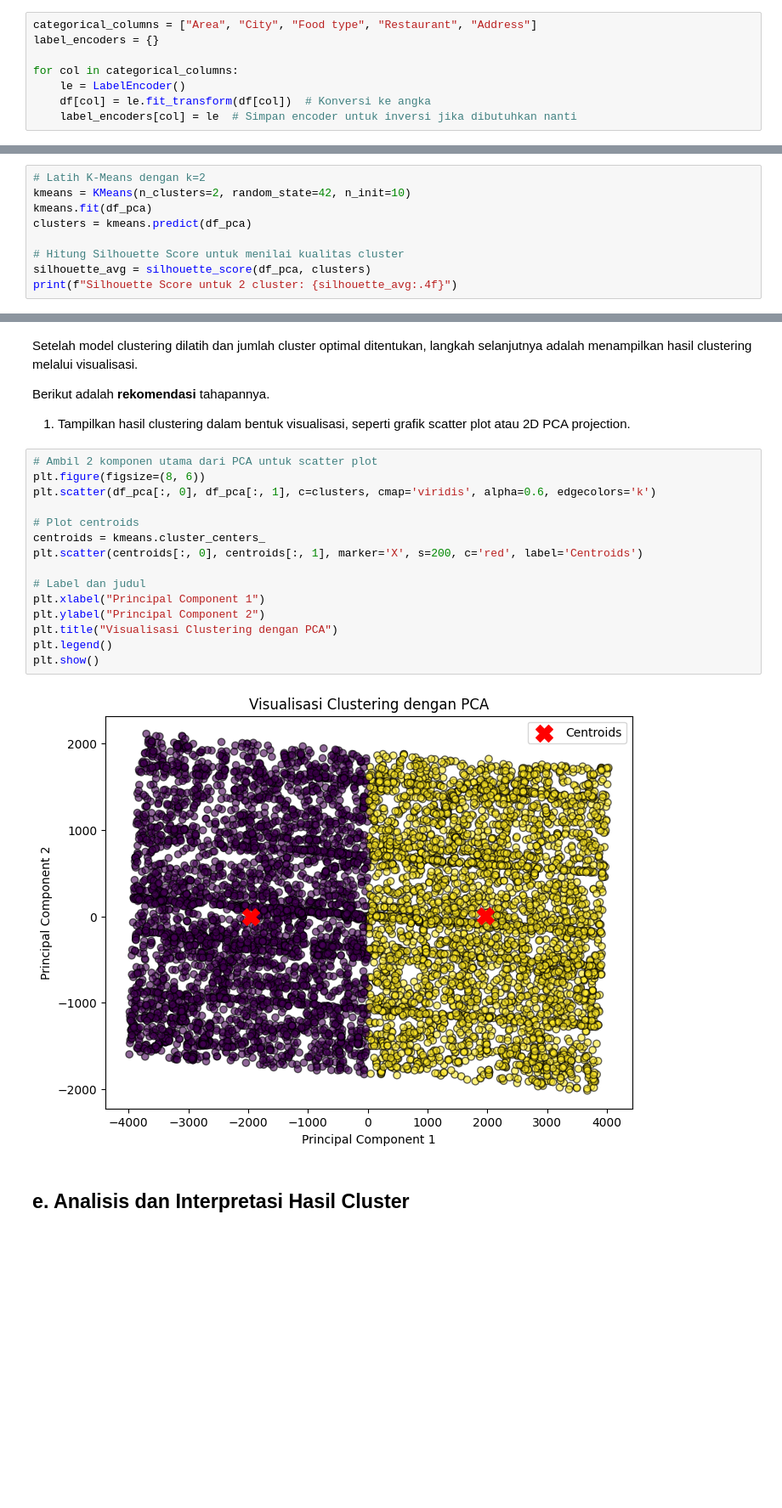
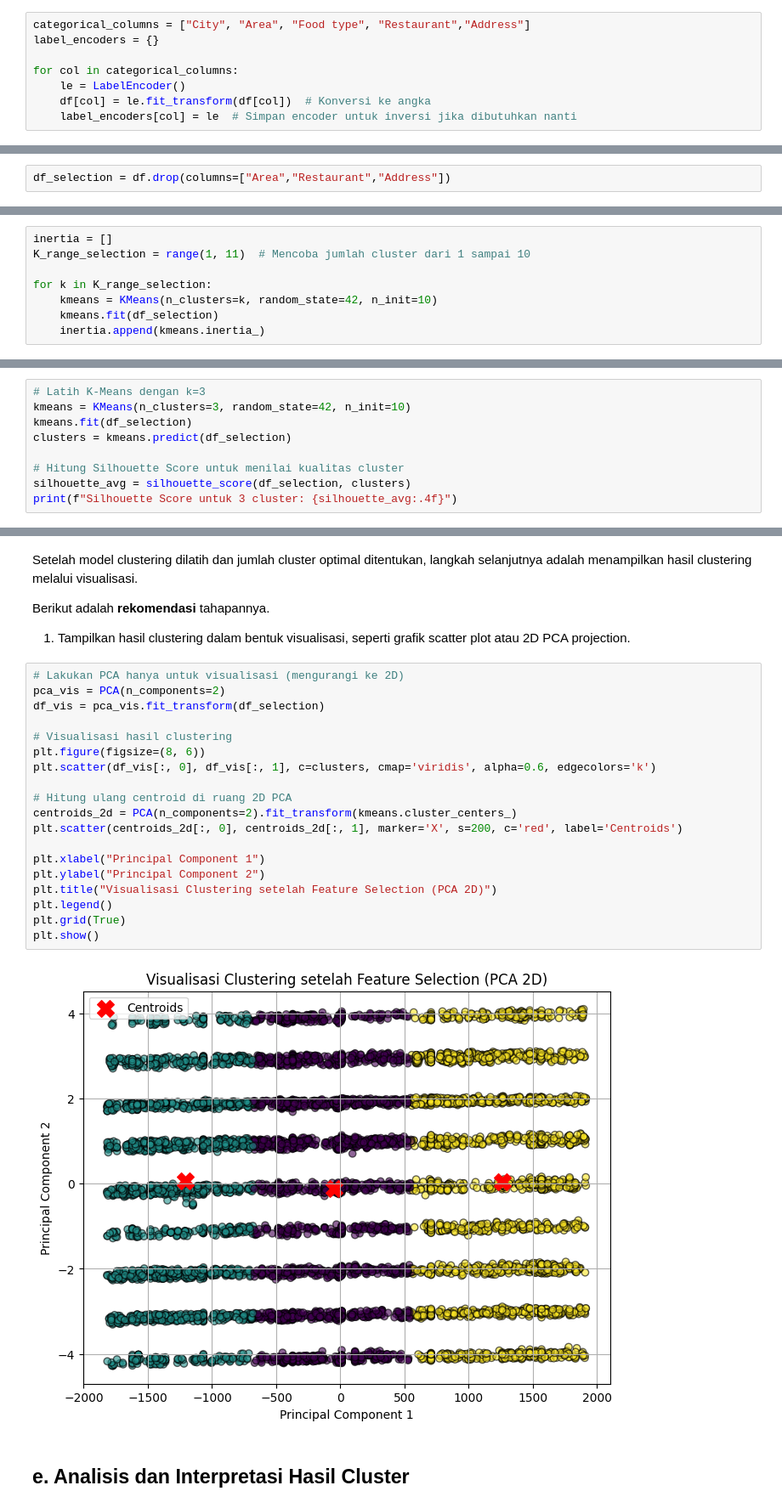
Before and after one commit to heriswaya/Clustering-Food-Delivery-Order-History-Data, a Jupyter notebook: [Clustering]_Submission_Akhir_BMLP_Heriswaya.ipynb, the cells around one changed output, grey strips where cells are left out. Shown at 85% size. Cells and saved outputs as stored; diff of their text form; blank space fills up the shorter version.

```diff
--- a/[Clustering]_Submission_Akhir_BMLP_Heriswaya.ipynb
+++ b/[Clustering]_Submission_Akhir_BMLP_Heriswaya.ipynb
@@ -295,7 +295,7 @@ Karena outlier memang bagian dari dataset (harga makanan bisa sangat mahal atau
 # %% [markdown]
 ## Encoding Data Kategorikal
 # %%
-categorical_columns = ["Area", "City", "Food type", "Restaurant", "Address"]
+categorical_columns = ["City", "Area", "Food type", "Restaurant","Address"]
 label_encoders = {}
 
 for col in categorical_columns:
@@ -372,0 +369,2 @@ pca_result = pca.fit_transform(df)
+# %%
+df_selection = df.drop(columns=["Area","Restaurant","Address"])
@@ -373 +406,9 @@ pca_result = pca.fit_transform(df)
+# %%
+inertia = []
+K_range_selection = range(1, 11)  # Mencoba jumlah cluster dari 1 sampai 10
+
+for k in K_range_selection:
+    kmeans = KMeans(n_clusters=k, random_state=42, n_init=10)
+    kmeans.fit(df_selection)
+    inertia.append(kmeans.inertia_)
 # %%
@@ -410,10 +425,10 @@ plt.show()
 # %%
-# Latih K-Means dengan k=2
-kmeans = KMeans(n_clusters=2, random_state=42, n_init=10)
-kmeans.fit(df_pca)
-clusters = kmeans.predict(df_pca)
+# Latih K-Means dengan k=3
+kmeans = KMeans(n_clusters=3, random_state=42, n_init=10)
+kmeans.fit(df_selection)
+clusters = kmeans.predict(df_selection)
 
 # Hitung Silhouette Score untuk menilai kualitas cluster
-silhouette_avg = silhouette_score(df_pca, clusters)
-print(f"Silhouette Score untuk 2 cluster: {silhouette_avg:.4f}")
+silhouette_avg = silhouette_score(df_selection, clusters)
+print(f"Silhouette Score untuk 3 cluster: {silhouette_avg:.4f}")
 # %% [output]
@@ -426,22 +452,26 @@ Setelah model clustering dilatih dan jumlah cluster optimal ditentukan, langkah
 Berikut adalah **rekomendasi** tahapannya.
 1. Tampilkan hasil clustering dalam bentuk visualisasi, seperti grafik scatter plot atau 2D PCA projection.
 # %%
-# Ambil 2 komponen utama dari PCA untuk scatter plot
+# Lakukan PCA hanya untuk visualisasi (mengurangi ke 2D)
+pca_vis = PCA(n_components=2)
+df_vis = pca_vis.fit_transform(df_selection)
+
+# Visualisasi hasil clustering
 plt.figure(figsize=(8, 6))
-plt.scatter(df_pca[:, 0], df_pca[:, 1], c=clusters, cmap='viridis', alpha=0.6, edgecolors='k')
+plt.scatter(df_vis[:, 0], df_vis[:, 1], c=clusters, cmap='viridis', alpha=0.6, edgecolors='k')
 
-# Plot centroids
-centroids = kmeans.cluster_centers_
-plt.scatter(centroids[:, 0], centroids[:, 1], marker='X', s=200, c='red', label='Centroids')
+# Hitung ulang centroid di ruang 2D PCA
+centroids_2d = PCA(n_components=2).fit_transform(kmeans.cluster_centers_)
+plt.scatter(centroids_2d[:, 0], centroids_2d[:, 1], marker='X', s=200, c='red', label='Centroids')
 
-# Label dan judul
 plt.xlabel("Principal Component 1")
 plt.ylabel("Principal Component 2")
-plt.title("Visualisasi Clustering dengan PCA")
+plt.title("Visualisasi Clustering setelah Feature Selection (PCA 2D)")
 plt.legend()
+plt.grid(True)
 plt.show()
 # %% [output]
-[figure, old version]
+[figure, new version]
 # %% [markdown]
 ## **e. Analisis dan Interpretasi Hasil Cluster**
 # %% [markdown]
```
Also changed, not shown: parts of 24 cells of this notebook.
